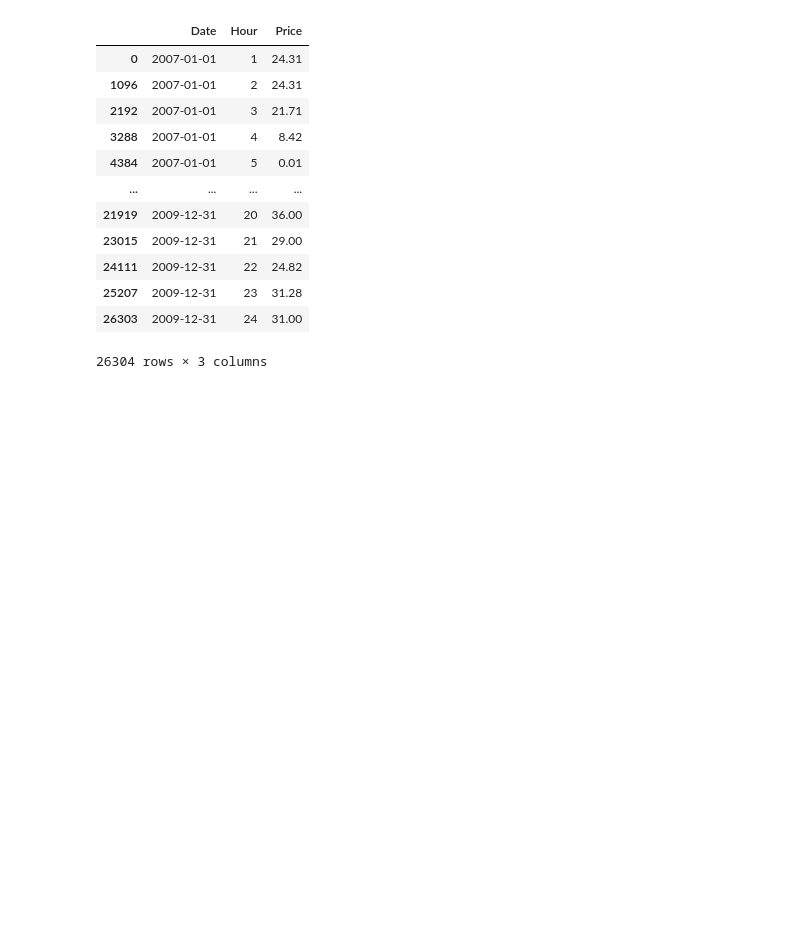
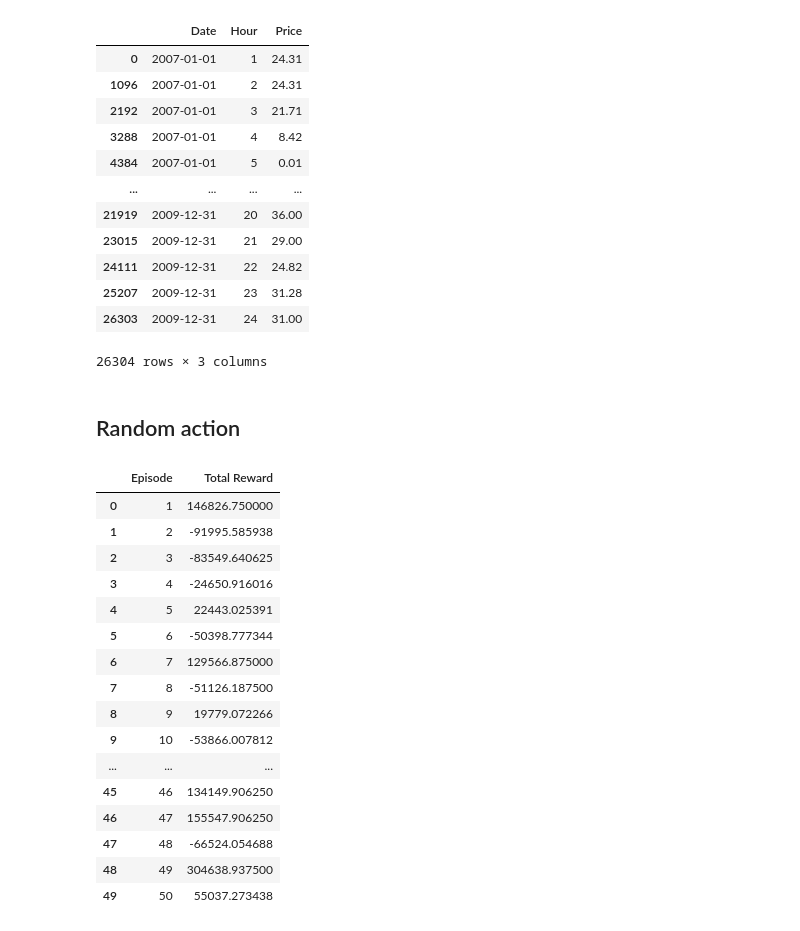
Before and after one commit to rnambaa/project-reinforcement-learning, a Jupyter notebook: main.ipynb, the cells around one changed output. Drawn from its saved outputs; the diff is of its cells as text; code cells hidden in the pictures; blank space fills up the shorter version.

```diff
--- a/main.ipynb
+++ b/main.ipynb
@@ -19,3 +25,5 @@ train_data_melted
 | 25207 | 2009-12-31 | 23 | 31.28 |
 | 26303 | 2009-12-31 | 24 | 31.00 |
 26304 rows × 3 columns
+# %% [markdown]
+## Random action
@@ -21,0 +54,21 @@ train_data_melted
+# %%
+log = pd.DataFrame(log)
+log
+# %% [output]
+|  | Episode | Total Reward |
+| 0 | 1 | 146826.750000 |
+| 1 | 2 | -91995.585938 |
+| 2 | 3 | -83549.640625 |
+| 3 | 4 | -24650.916016 |
+| 4 | 5 | 22443.025391 |
+| 5 | 6 | -50398.777344 |
+| 6 | 7 | 129566.875000 |
+| 7 | 8 | -51126.187500 |
+| 8 | 9 | 19779.072266 |
+| 9 | 10 | -53866.007812 |
+| ... | ... | ... |
+| 45 | 46 | 134149.906250 |
+| 46 | 47 | 155547.906250 |
+| 47 | 48 | -66524.054688 |
+| 48 | 49 | 304638.937500 |
+| 49 | 50 | 55037.273438 |
```
Also changed, not shown: parts of 5 cells of this notebook, 3 other files.
